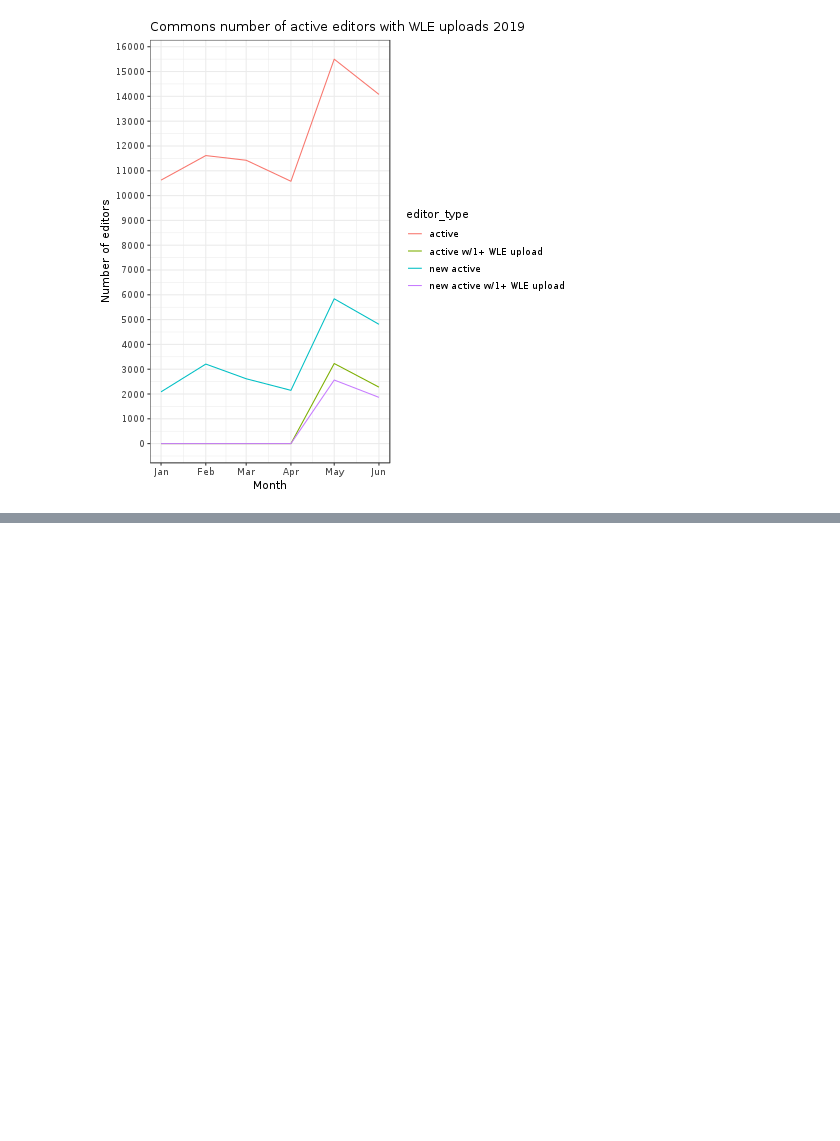
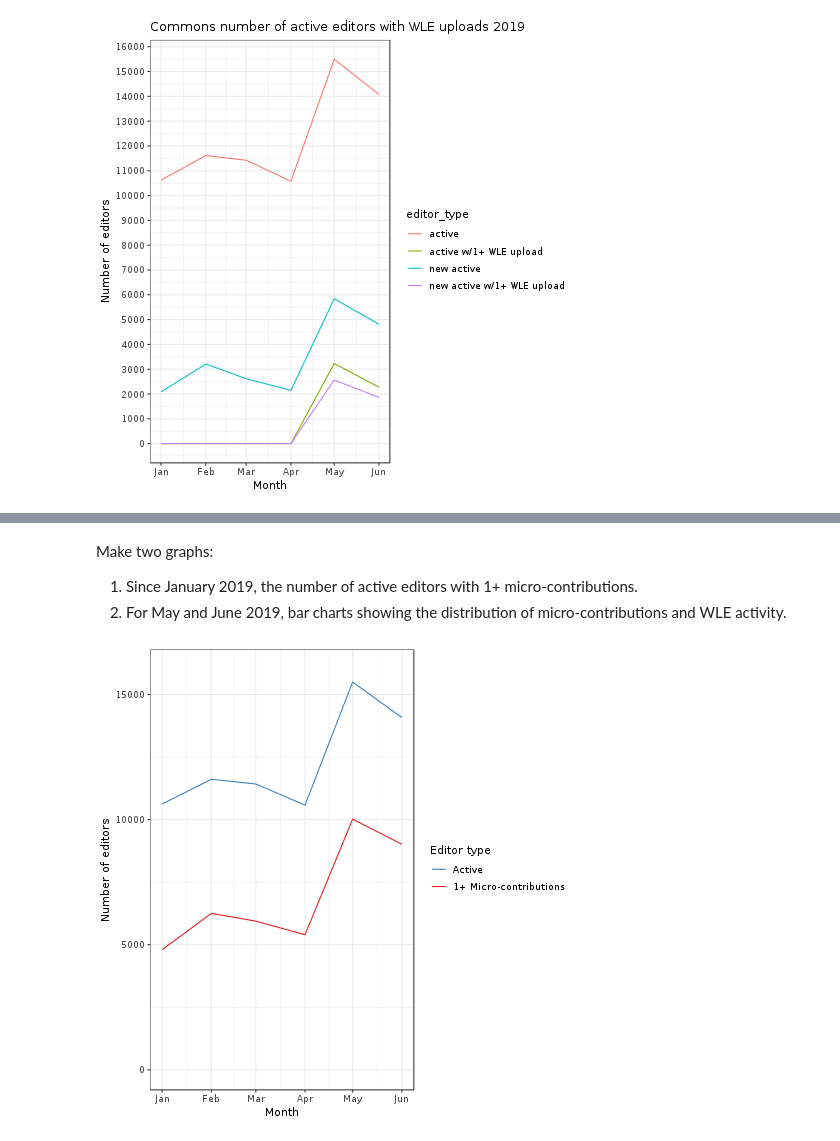
Before and after one commit to nettrom/Product-microcontributions-2019, a Jupyter notebook: active_editors.ipynb, the cells around one changed output, grey strips where cells are left out. Drawn from its saved outputs; the diff is of its cells as text; code cells hidden in the pictures; blank space fills up the shorter version.

```diff
--- a/active_editors.ipynb
+++ b/active_editors.ipynb
@@ -821,0 +907,21 @@ geom_line()
+# %% [markdown]
+Make two graphs:
+
+1. Since January 2019, the number of active editors with 1+ micro-contributions.
+2. For May and June 2019, bar charts showing the distribution of micro-contributions and WLE activity.
+# %%
+%%R -i commons_active_stats
+
+commons_active_stats = data.table(commons_active_stats)
+commons_active_stats[, log_month := as.Date(log_month)]
+
+ggplot(commons_active_stats[log_month >= '2019-01-01' & editor_type %in% c('active', '1+ micro')],
+       aes(x = log_month, y = n, colour = editor_type)) +
+theme_bw() +
+scale_x_date("Month") +
+scale_y_continuous("Number of editors", lim = c(0, 16000)) +
+scale_colour_brewer("Editor type", palette = 'Set1',
+                    breaks = c("active", "1+ micro"), labels = c("Active", "1+ Micro-contributions")) +
+geom_line()
+# %% [output]
+[figure, added]
```
Also changed, not shown: parts of 14 cells of this notebook, 3 other files.
